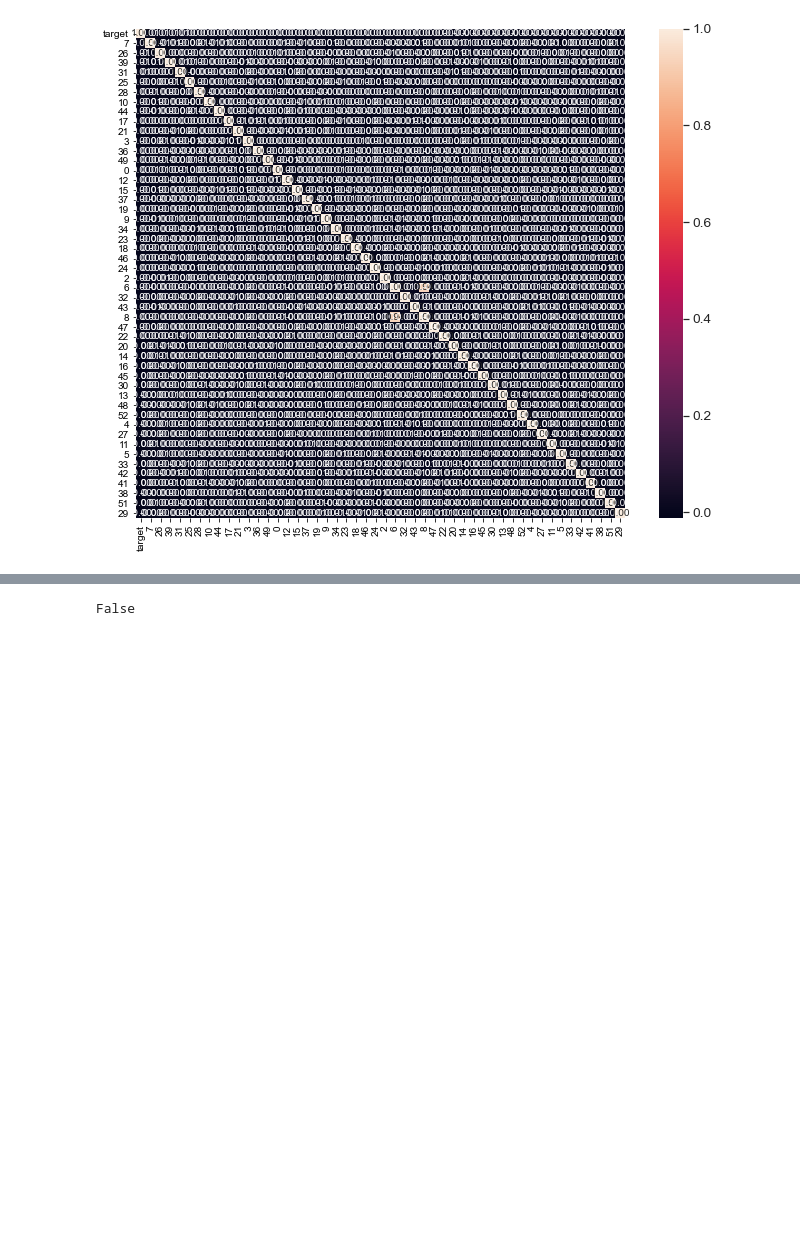
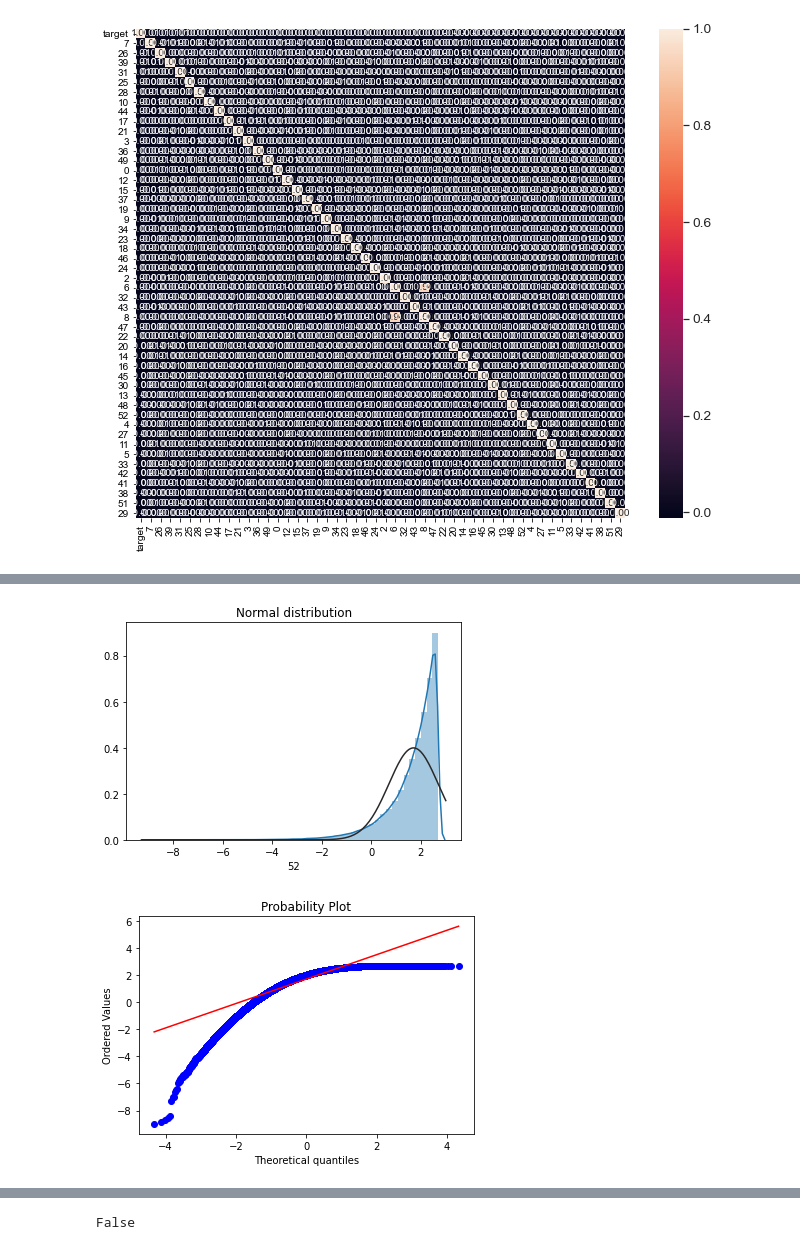
Before and after one commit to SadFill/Quantum-Linear-model, a Jupyter notebook: Linear_model_Quantum.ipynb, the cells around one changed output, grey strips where cells are left out. Saved outputs shown, nothing was run; the diff lists cells and outputs as text; code cells hidden in the pictures; blank space fills up the shorter version.

```diff
--- a/Linear_model_Quantum.ipynb
+++ b/Linear_model_Quantum.ipynb
@@ -145,0 +163,10 @@ Kurtosis: -1.201556
+# %%
+df['52'] = np.log(df['52'])
+# %%
+plt.figure(4); plt.title('Normal distribution')
+sns.distplot(df['52'], kde=True, fit=st.norm)
+fig = plt.figure()
+res = st.probplot(df['52'], plot=plt)
+# %% [output]
+[figure, added]
+[figure, added]
```
Also changed, not shown: parts of 20 cells of this notebook.
